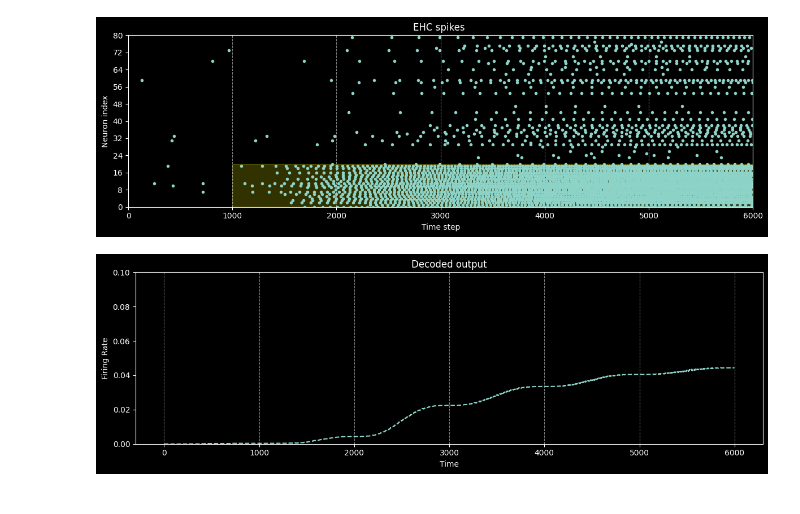
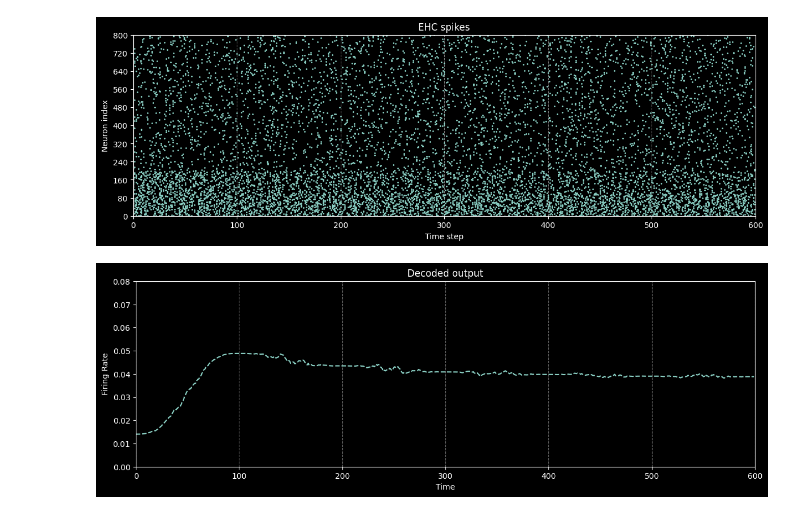
Before and after one commit to BorjaEst/spatial-navigation, a Jupyter notebook: notebooks/EIModel-Balanced.ipynb, the cells around one changed output. Drawn from its saved outputs; the diff is of its cells as text; code cells hidden in the pictures.

```diff
--- a/notebooks/EIModel-Balanced.ipynb
+++ b/notebooks/EIModel-Balanced.ipynb
@@ -37,0 +35,9 @@ ymin, ymax = 0, 20
+# %%
+def signal_loader(n, i=0.0, xmin=0, xmax=200):
+    x = torch.zeros(800, device=ehc.device).detach()
+    x[xmin:xmax] = i
+    for _ in range(n):
+        yield x
+# %%
+for x in signal_loader(1000, i=0.0, xmax=200):
+    model(x)
@@ -46,6 +76,0 @@ plt.show()
-# %%
-signal_in = torch.zeros(68000, 80).to(ehc.device)
-signal_in[11000:37000, xmin:xmax] = current
-signal_loader = iter(signal_in)
-plots.signal(signal_in.cpu(), "Linear input signal")
-plt.show()
@@ -56,16 +77,18 @@ _ = torch.stack([model(x) for x in islice(signal_loader, 10000)])  # 0-10000
+# %%
+for x in signal_loader(20000, i=1.0, xmax=200):
+    model(x)
 # %%
-spikes_out = torch.stack([model(x) for x in islice(signal_loader, 6000)])  # 10000-16000
-plots.raster(spikes_out.cpu(), "EHC spikes ")
-x = range(1000, spikes_out.shape[0])  # x-range starting from 1000
-plt.fill_between(x, ymin, ymax, color="yellow", alpha=0.2, label="Highlighted Band")
-plt.ylim(0, spikes_out.shape[1])
+spikes_out = [model(x) for x in signal_loader(600, i=1.0, xmax=100)]
+spikes_out = torch.stack(spikes_out)  # Stack spikes in tensor
+plots.raster(spikes_out.cpu(), markersize=2)
+plt.title("EHC spikes")
 plt.show()
 
 signal_out = torch.stack([decoder(x) for x in spikes_out[:, ymin:ymax]])
 signal_out = signal_out.mean(dim=1).unsqueeze(1).detach()
-plots.signal(signal_out.cpu(), "Decoded output")
-plt.ylim(0, 0.1)
+plots.signal(signal_out.cpu())
+plt.title("Decoded output"), plt.ylim(0.0, 0.080)
 plt.show()
 # %% [output]
-[figure, old version]
+[figure, new version]
-[figure, old version]
+[figure, new version]
```
Also changed, not shown: parts of 14 cells of this notebook, 2 other files.
